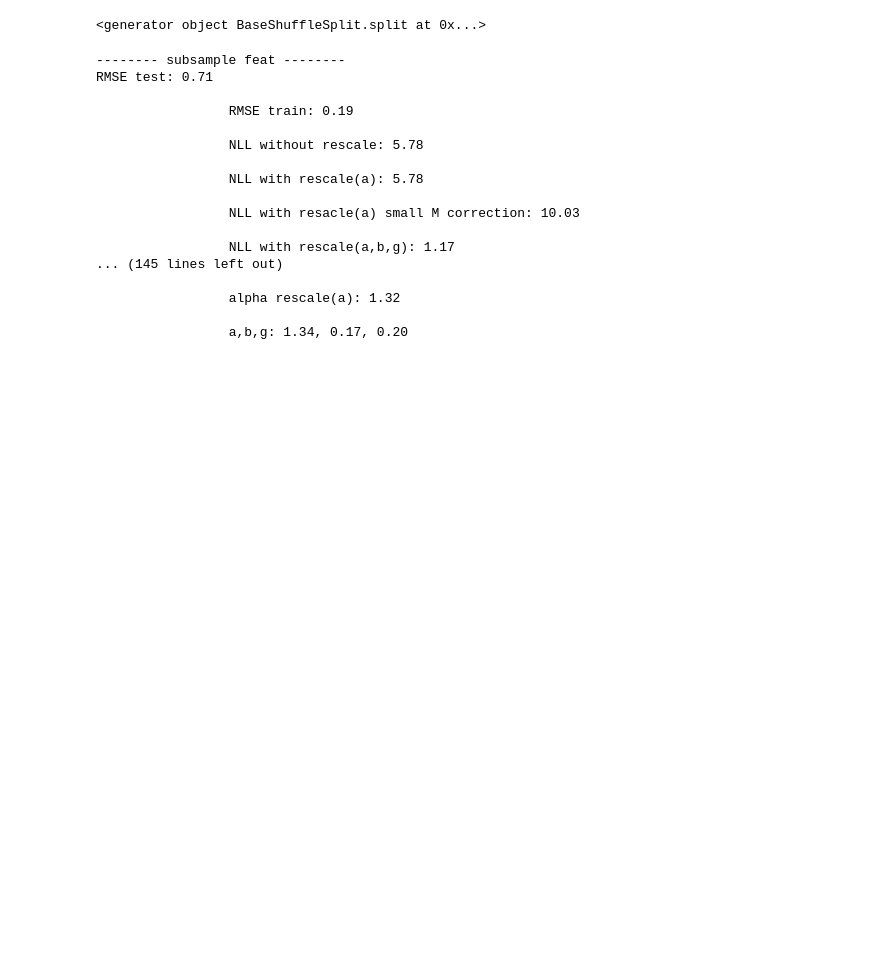
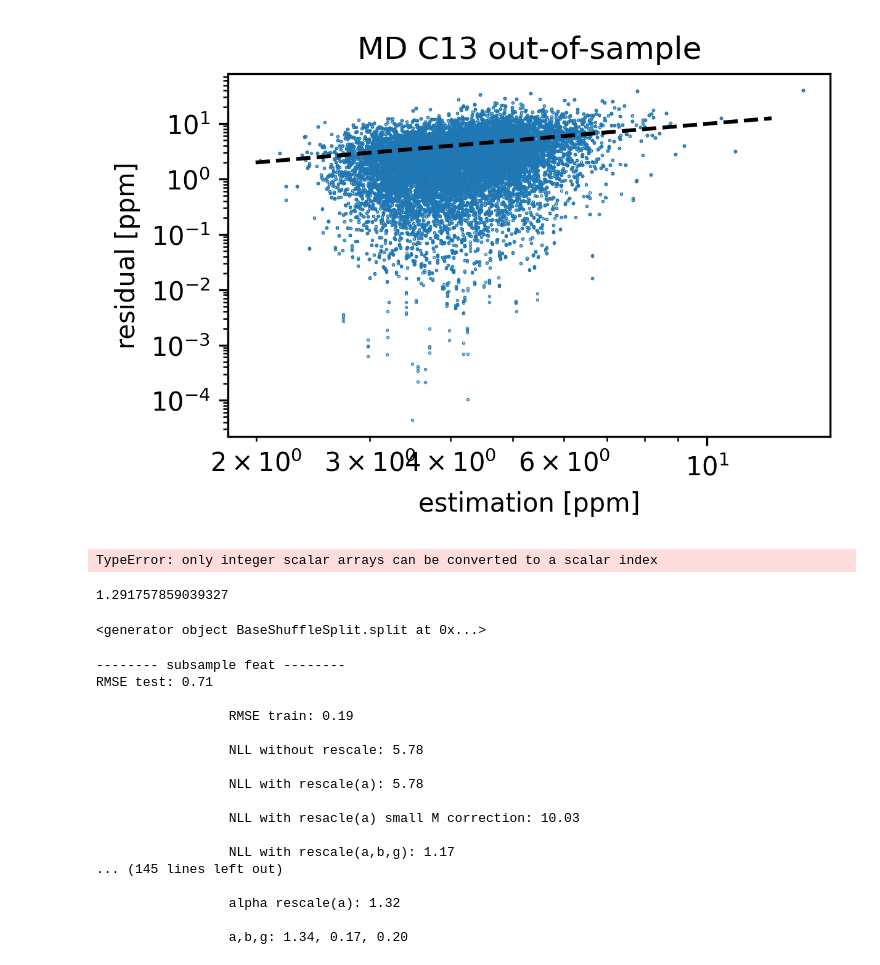
Before and after one commit to bananenpampe/project_COSMO, a Jupyter notebook: uncertainty/bootsrap_subsample_test.ipynb, the cells around one changed output. Saved outputs shown, nothing was run; the diff lists cells and outputs as text; code cells hidden in the pictures; blank space fills up the shorter version.

```diff
--- a/uncertainty/bootsrap_subsample_test.ipynb
+++ b/uncertainty/bootsrap_subsample_test.ipynb
@@ -33,0 +1389,6 @@ BaggingRegressor(base_estimator=Ridge(alpha=0.001), bootstrap=False,
+# %%
+ensemble_a = UncertaintyEnsembleRegressor(base_estimator=Ridge(alpha=0.001),n_estimators=16,bootstrap=False,bootstrap_features=True,n_jobs=1)
+ensemble_b = UncertaintyEnsembleRegressor(base_estimator=Ridge(alpha=0.001),n_estimators=16,bootstrap=True,bootstrap_features=False,n_jobs=1)
+
+ensemble_a.fit(Xtrain,Ytrain,groups=train_groups)
+ensemble_b.fit(Xtrain,Ytrain,groups=train_groups)
@@ -39,0 +1703,16 @@ KeyboardInterrupt:
+# %%
+plt.figure(figsize=(4.2,2.6),dpi=300)
+plt.scatter(Ystd,np.abs(Ypred-Ytest),s=0.1)
+plt.plot(np.logspace(0.3,1.1),np.logspace(0.3,1.1),c="black",linestyle="--")
+plt.yscale("log")
+plt.xscale("log")
+plt.title("MD C13 out-of-sample")
+plt.ylabel("residual [ppm]")
+plt.xlabel("estimation [ppm]")
+plt.savefig("this.png",dpi=300,bbox_inches='tight')
+# %% [output]
+[figure, added]
+# %%
+np.std(np.abs(Ypred-Ytest))
+# %% [output]
+TypeError: only integer scalar arrays can be converted to a scalar index
@@ -40,3 +1723,7 @@ KeyboardInterrupt:
+# %%
+neglog_likelihood(Ystd,Ypred,Ytest)
+# %% [output]
+1.291757859039327
 # %%
 from sklearn.model_selection import GroupShuffleSplit
 # %%
```
Also changed, not shown: parts of 119 cells of this notebook, 1 other file.
